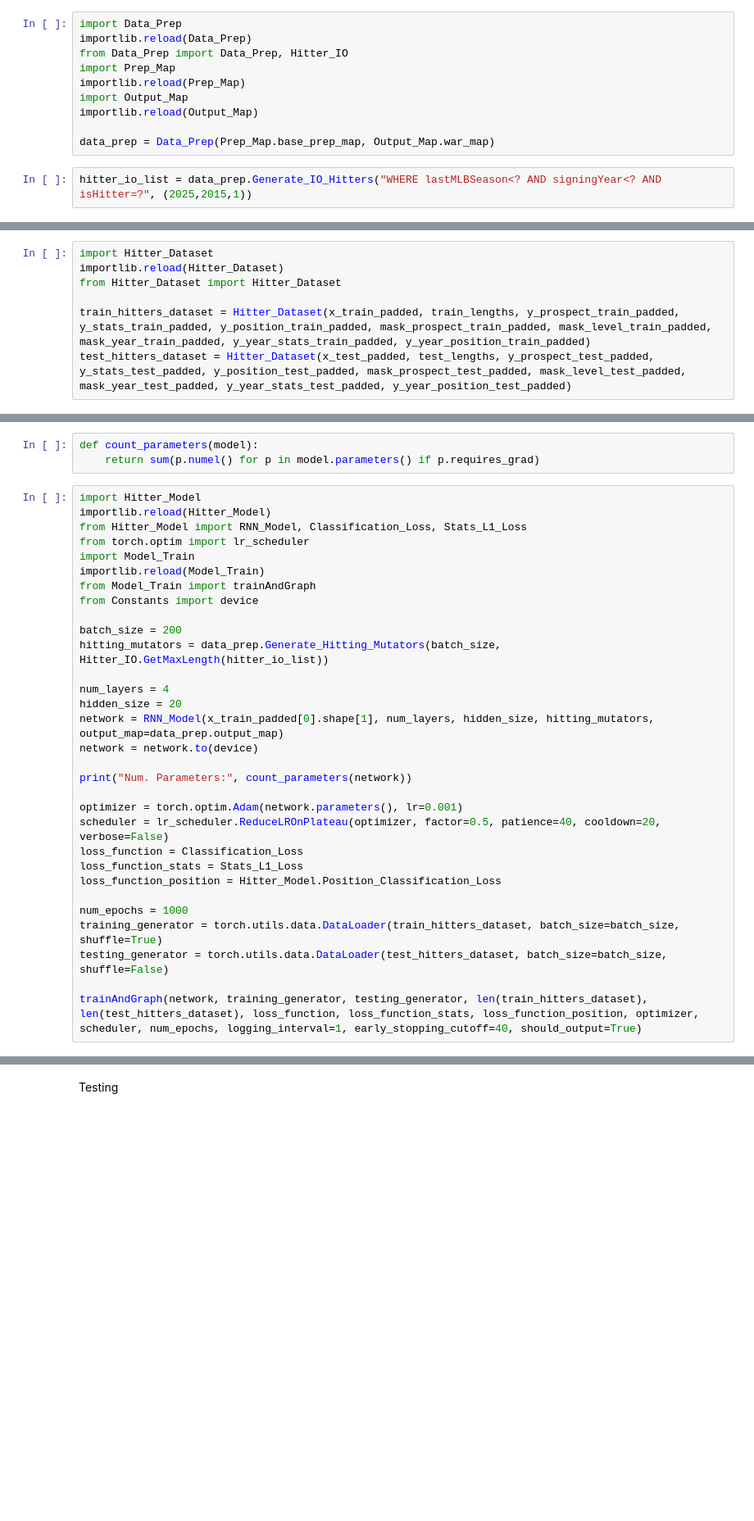
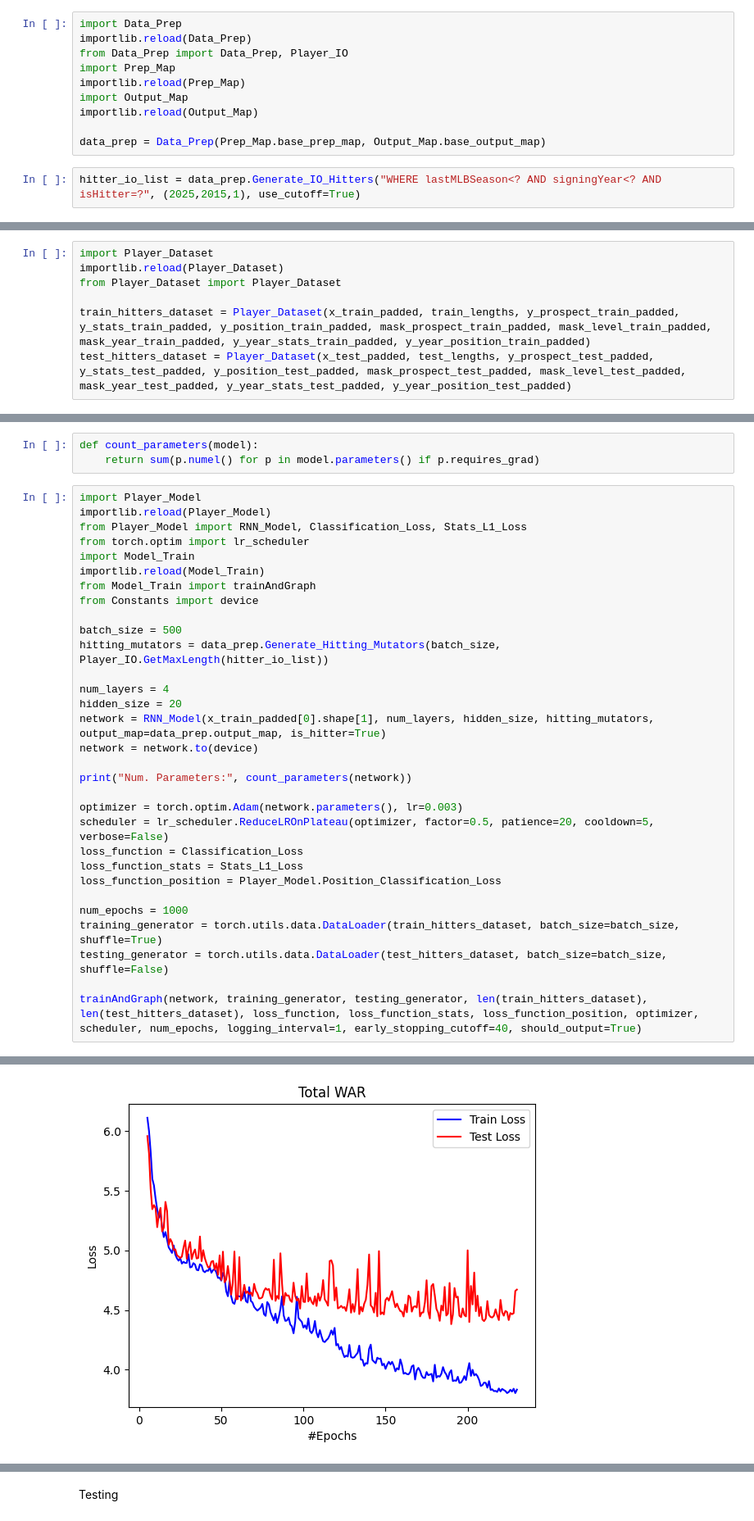
Before and after one commit to nitzryan/CrystalDiamond, a Jupyter notebook: BaseballModels/Model/test_hitter.ipynb, the cells around one changed output, grey strips where cells are left out. Shown at 82% size. Saved outputs shown, nothing was run; the diff lists cells and outputs as text; blank space fills up the shorter version.

Commit message:
Modified models to work with pitchers

```diff
--- a/BaseballModels/Model/test_hitter.ipynb
+++ b/BaseballModels/Model/test_hitter.ipynb
@@ -3,15 +3,15 @@ import importlib
 # %%
 import Data_Prep
 importlib.reload(Data_Prep)
-from Data_Prep import Data_Prep, Hitter_IO
+from Data_Prep import Data_Prep, Player_IO
 import Prep_Map
 importlib.reload(Prep_Map)
 import Output_Map
 importlib.reload(Output_Map)
 
-data_prep = Data_Prep(Prep_Map.base_prep_map, Output_Map.war_map)
+data_prep = Data_Prep(Prep_Map.base_prep_map, Output_Map.base_output_map)
 # %%
-hitter_io_list = data_prep.Generate_IO_Hitters("WHERE lastMLBSeason<? AND signingYear<? AND isHitter=?", (2025,2015,1))
+hitter_io_list = data_prep.Generate_IO_Hitters("WHERE lastMLBSeason<? AND signingYear<? AND isHitter=?", (2025,2015,1), use_cutoff=True)
 # %%
 from sklearn.model_selection import train_test_split # type: ignore
 import torch
@@ -42,45 +42,46 @@ y_year_stats_test_padded = torch.nn.utils.rnn.pad_sequence([io.year_stat_output
 y_year_position_train_padded = torch.nn.utils.rnn.pad_sequence([io.year_pos_output for io in io_train])
 y_year_position_test_padded = torch.nn.utils.rnn.pad_sequence([io.year_pos_output for io in io_test])
 # %%
-import Hitter_Dataset
-importlib.reload(Hitter_Dataset)
-from Hitter_Dataset import Hitter_Dataset
+import Player_Dataset
+importlib.reload(Player_Dataset)
+from Player_Dataset import Player_Dataset
 
-train_hitters_dataset = Hitter_Dataset(x_train_padded, train_lengths, y_prospect_train_padded, y_stats_train_padded, y_position_train_padded, mask_prospect_train_padded, mask_level_train_padded, mask_year_train_padded, y_year_stats_train_padded, y_year_position_train_padded)
-test_hitters_dataset = Hitter_Dataset(x_test_padded, test_lengths, y_prospect_test_padded, y_stats_test_padded, y_position_test_padded, mask_prospect_test_padded, mask_level_test_padded, mask_year_test_padded, y_year_stats_test_padded, y_year_position_test_padded)
+train_hitters_dataset = Player_Dataset(x_train_padded, train_lengths, y_prospect_train_padded, y_stats_train_padded, y_position_train_padded, mask_prospect_train_padded, mask_level_train_padded, mask_year_train_padded, y_year_stats_train_padded, y_year_position_train_padded)
+test_hitters_dataset = Player_Dataset(x_test_padded, test_lengths, y_prospect_test_padded, y_stats_test_padded, y_position_test_padded, mask_prospect_test_padded, mask_level_test_padded, mask_year_test_padded, y_year_stats_test_padded, y_year_position_test_padded)
 # %% [markdown]
 Train Model
 # %%
 def count_parameters(model):
     return sum(p.numel() for p in model.parameters() if p.requires_grad)
 # %%
-import Hitter_Model
-importlib.reload(Hitter_Model)
-from Hitter_Model import RNN_Model, Classification_Loss, Stats_L1_Loss
+import Player_Model
+importlib.reload(Player_Model)
+from Player_Model import RNN_Model, Classification_Loss, Stats_L1_Loss
 from torch.optim import lr_scheduler
 import Model_Train
 importlib.reload(Model_Train)
 from Model_Train import trainAndGraph
 from Constants import device
 
-batch_size = 200
-hitting_mutators = data_prep.Generate_Hitting_Mutators(batch_size, Hitter_IO.GetMaxLength(hitter_io_list))
+batch_size = 500
+hitting_mutators = data_prep.Generate_Hitting_Mutators(batch_size, Player_IO.GetMaxLength(hitter_io_list))
 
 num_layers = 4
 hidden_size = 20
-network = RNN_Model(x_train_padded[0].shape[1], num_layers, hidden_size, hitting_mutators, output_map=data_prep.output_map)
+network = RNN_Model(x_train_padded[0].shape[1], num_layers, hidden_size, hitting_mutators, output_map=data_prep.output_map, is_hitter=True)
 network = network.to(device)
 
 print("Num. Parameters:", count_parameters(network))
 
-optimizer = torch.optim.Adam(network.parameters(), lr=0.001)
-scheduler = lr_scheduler.ReduceLROnPlateau(optimizer, factor=0.5, patience=40, cooldown=20, verbose=False)
+optimizer = torch.optim.Adam(network.parameters(), lr=0.003)
+scheduler = lr_scheduler.ReduceLROnPlateau(optimizer, factor=0.5, patience=20, cooldown=5, verbose=False)
 loss_function = Classification_Loss
 loss_function_stats = Stats_L1_Loss
-loss_function_position = Hitter_Model.Position_Classification_Loss
+loss_function_position = Player_Model.Position_Classification_Loss
 
 num_epochs = 1000
 training_generator = torch.utils.data.DataLoader(train_hitters_dataset, batch_size=batch_size, shuffle=True)
 testing_generator = torch.utils.data.DataLoader(test_hitters_dataset, batch_size=batch_size, shuffle=False)
 
 trainAndGraph(network, training_generator, testing_generator, len(train_hitters_dataset), len(test_hitters_dataset), loss_function, loss_function_stats, loss_function_position, optimizer, scheduler, num_epochs, logging_interval=1, early_stopping_cutoff=40, should_output=True)
+# %% [output]
@@ -86,0 +106 @@ trainAndGraph(network, training_generator, testing_generator, len(train_hitters_
+[figure, added]
```
Also changed, not shown: parts of 7 cells of this notebook, 11 other files.
